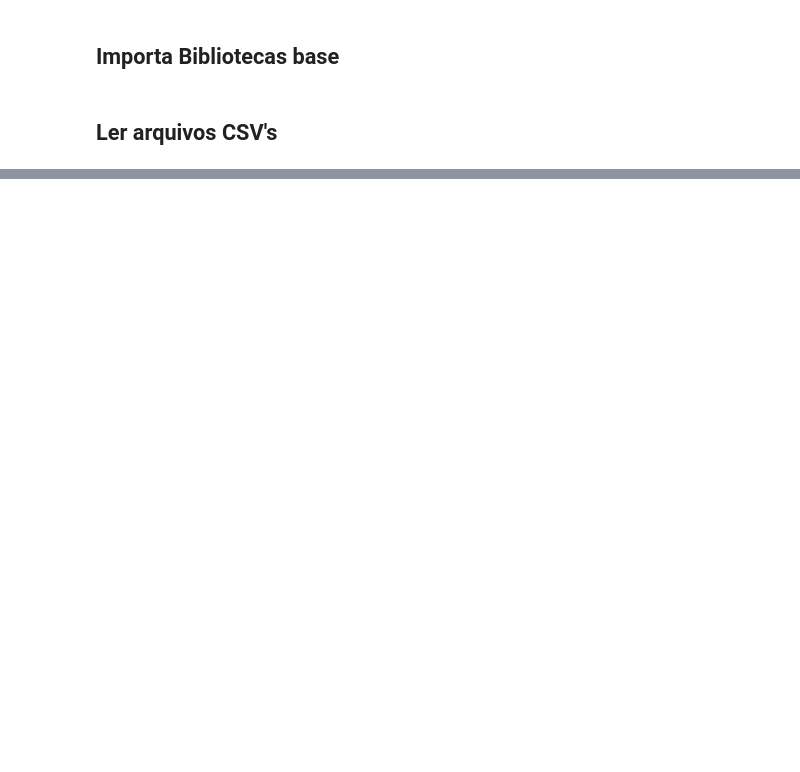
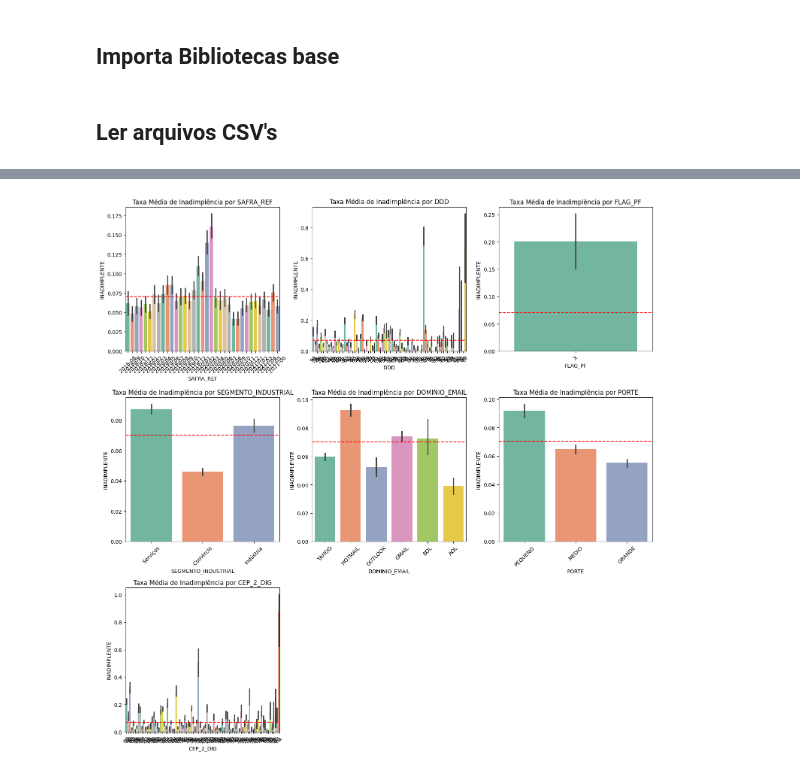
Before and after one commit to Cleyton-Nobre/datarisk-case-ds-junior, a Jupyter notebook: solution.ipynb, the cells around one changed output, grey strips where cells are left out. Saved outputs shown, nothing was run; the diff lists cells and outputs as text; code cells hidden in the pictures; blank space fills up the shorter version.

```diff
--- a/solution.ipynb
+++ b/solution.ipynb
@@ -326,0 +179,28 @@ data_pagamentos_desenvolvimento
+# %%
+import math
+
+num_vars = len(vars_cat)
+n_cols = 3
+n_rows = math.ceil(num_vars / n_cols)
+
+fig, axes = plt.subplots(n_rows, n_cols, figsize=(15, 5 * n_rows))
+
+if num_vars == 1:
+    axes = [axes]
+else:
+    axes = axes.flatten()
+
+for i, col in enumerate(vars_cat):
+    sns.barplot(data=base_model, x=col,y=target,palette="Set2", ax=axes[i], hue=col, legend=False)
+
+    axes[i].set_title(f"Taxa Média de Inadimplência por {col}")
+    axes[i].axhline( base_model[target].mean(),color='red', linestyle='--', label='Média Global')
+    axes[i].tick_params(axis='x', rotation=45)
+
+for j in range(i + 1, len(axes)):
+    fig.delaxes(axes[j])
+
+plt.tight_layout()
+plt.show()
+# %% [output]
+[figure, added]
```
Also changed, not shown: parts of 49 cells of this notebook, 1 other file.
